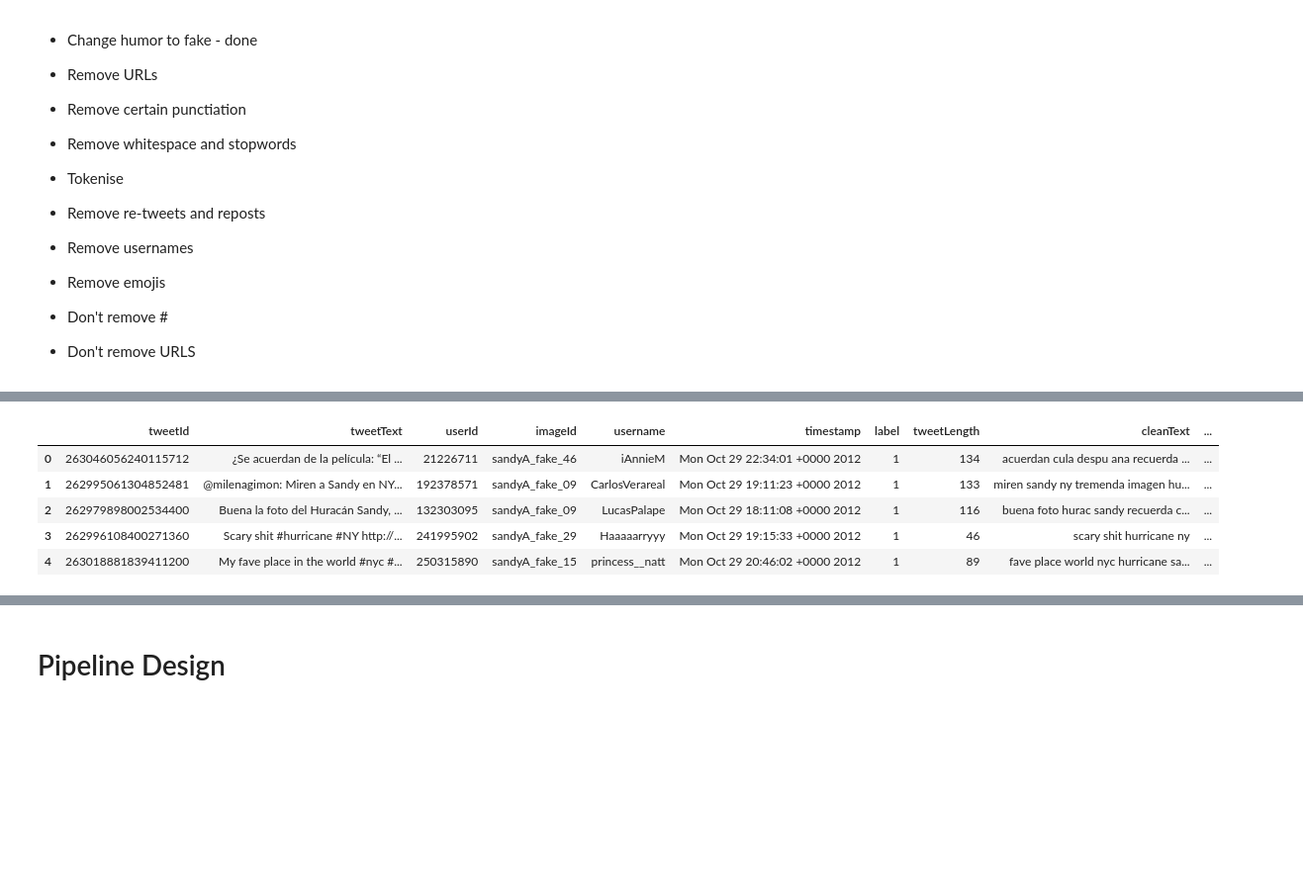
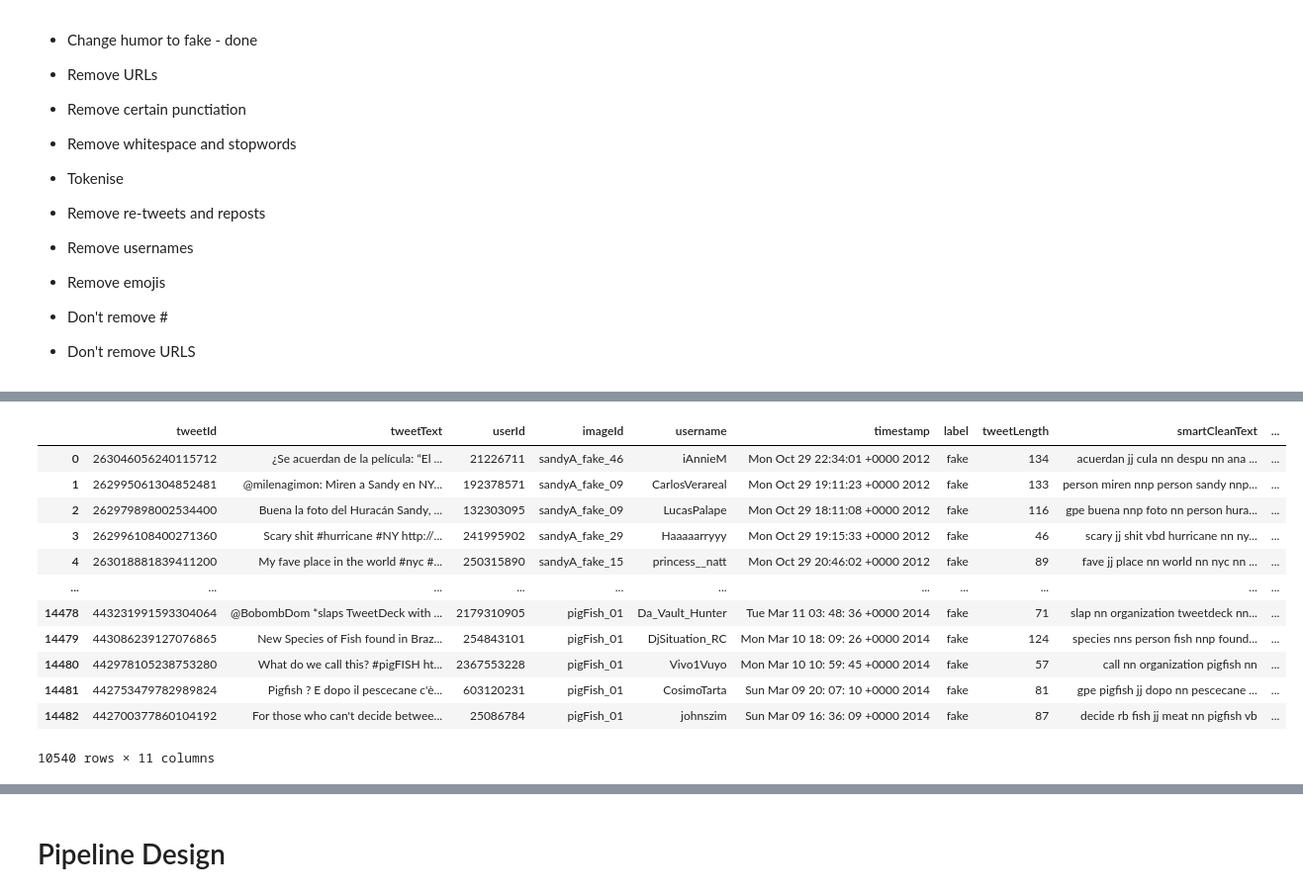
Before and after one commit to tee1g21/Machine-Learning-Technologies-Coursework, a Jupyter notebook: mediaEval.ipynb, the cells around one changed output, grey strips where cells are left out. Shown: that part at 99% size. Cells and saved outputs as stored; diff of their text form; code cells hidden in the pictures; blank space fills up the shorter version.

```diff
--- a/mediaEval.ipynb
+++ b/mediaEval.ipynb
@@ -303,19 +479,27 @@ Length: 110
 # %%
 #tokenise
-from nltk.tokenize import word_tokenize
-
-# Assuming df_train is your DataFrame and 'cleanText' is the column you want to tokenize
-train_df["tokenisedText"] = train_df["cleanText"].apply(lambda x: word_tokenize(x))
-
-test_df["tokenisedText"] = test_df["cleanText"].apply(lambda x: word_tokenize(x))
+#from nltk.tokenize import word_tokenize
+#
+## Assuming df_train is your DataFrame and 'cleanText' is the column you want to tokenize
+#train_df["tokenisedText"] = train_df["cleanText"].apply(lambda x: word_tokenize(x))
+#
+#test_df["tokenisedText"] = test_df["cleanText"].apply(lambda x: word_tokenize(x))
-# %%
-train_df.head(5)
-# %% [output]
-|  | tweetId | tweetText | userId | imageId | username | timestamp | label | tweetLength | cleanText | ... |
-| 0 | 263046056240115712 | ¿Se acuerdan de la película: “El ... | 21226711 | sandyA_fake_46 | iAnnieM | Mon Oct 29 22:34:01 +0000 2012 | 1 | 134 | acuerdan cula despu ana recuerda ... | ... |
-| 1 | 262995061304852481 | @milenagimon: Miren a Sandy en NY... | 192378571 | sandyA_fake_09 | CarlosVerareal | Mon Oct 29 19:11:23 +0000 2012 | 1 | 133 | miren sandy ny tremenda imagen hu... | ... |
-| 2 | 262979898002534400 | Buena la foto del Huracán Sandy, ... | 132303095 | sandyA_fake_09 | LucasPalape | Mon Oct 29 18:11:08 +0000 2012 | 1 | 116 | buena foto hurac sandy recuerda c... | ... |
-| 3 | 262996108400271360 | Scary shit #hurricane #NY http://... | 241995902 | sandyA_fake_29 | Haaaaarryyy | Mon Oct 29 19:15:33 +0000 2012 | 1 | 46 | scary shit hurricane ny | ... |
-| 4 | 263018881839411200 | My fave place in the world #nyc #... | 250315890 | sandyA_fake_15 | princess__natt | Mon Oct 29 20:46:02 +0000 2012 | 1 | 89 | fave place world nyc hurricane sa... | ... |
+# %%
+#train_df.head(20)
+display(train_df)
+# %% [output]
+|  | tweetId | tweetText | userId | imageId | username | timestamp | label | tweetLength | smartCleanText | ... |
+| 0 | 263046056240115712 | ¿Se acuerdan de la película: “El ... | 21226711 | sandyA_fake_46 | iAnnieM | Mon Oct 29 22:34:01 +0000 2012 | fake | 134 | acuerdan jj cula nn despu nn ana ... | ... |
+| 1 | 262995061304852481 | @milenagimon: Miren a Sandy en NY... | 192378571 | sandyA_fake_09 | CarlosVerareal | Mon Oct 29 19:11:23 +0000 2012 | fake | 133 | person miren nnp person sandy nnp... | ... |
+| 2 | 262979898002534400 | Buena la foto del Huracán Sandy, ... | 132303095 | sandyA_fake_09 | LucasPalape | Mon Oct 29 18:11:08 +0000 2012 | fake | 116 | gpe buena nnp foto nn person hura... | ... |
+| 3 | 262996108400271360 | Scary shit #hurricane #NY http://... | 241995902 | sandyA_fake_29 | Haaaaarryyy | Mon Oct 29 19:15:33 +0000 2012 | fake | 46 | scary jj shit vbd hurricane nn ny... | ... |
+| 4 | 263018881839411200 | My fave place in the world #nyc #... | 250315890 | sandyA_fake_15 | princess__natt | Mon Oct 29 20:46:02 +0000 2012 | fake | 89 | fave jj place nn world nn nyc nn ... | ... |
+| ... | ... | ... | ... | ... | ... | ... | ... | ... | ... | ... |
+| 14478 | 443231991593304064 | @BobombDom *slaps TweetDeck with ... | 2179310905 | pigFish_01 | Da_Vault_Hunter | Tue Mar 11 03: 48: 36 +0000 2014 | fake | 71 | slap nn organization tweetdeck nn... | ... |
+| 14479 | 443086239127076865 | New Species of Fish found in Braz... | 254843101 | pigFish_01 | DjSituation_RC | Mon Mar 10 18: 09: 26 +0000 2014 | fake | 124 | species nns person fish nnp found... | ... |
+| 14480 | 442978105238753280 | What do we call this? #pigFISH ht... | 2367553228 | pigFish_01 | Vivo1Vuyo | Mon Mar 10 10: 59: 45 +0000 2014 | fake | 57 | call nn organization pigfish nn | ... |
+| 14481 | 442753479782989824 | Pigfish ? E dopo il pescecane c'è... | 603120231 | pigFish_01 | CosimoTarta | Sun Mar 09 20: 07: 10 +0000 2014 | fake | 81 | gpe pigfish jj dopo nn pescecane ... | ... |
+| 14482 | 442700377860104192 | For those who can't decide betwee... | 25086784 | pigFish_01 | johnszim | Sun Mar 09 16: 36: 09 +0000 2014 | fake | 87 | decide rb fish jj meat nn pigfish vb | ... |
+10540 rows × 11 columns
 # %%
 test_df.head(5)
```
Also changed, not shown: parts of 22 cells of this notebook.
